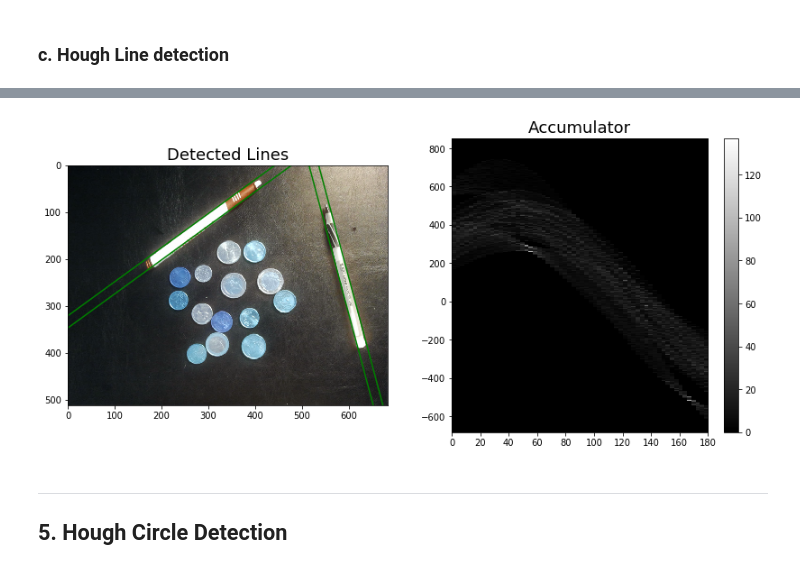
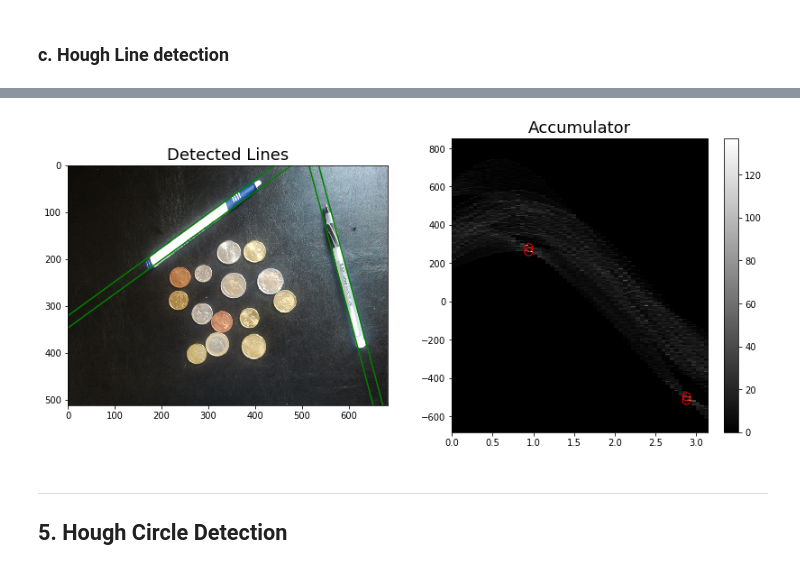
Before and after one commit to brandenwallace/cs6476-cv-1, a Jupyter notebook: PS1/PS1.ipynb, the cells around one changed output, grey strips where cells are left out. Saved outputs shown, nothing was run; the diff lists cells and outputs as text; code cells hidden in the pictures.

Commit message:
Separate thresholding and transform; add basic hough for circles

```diff
--- a/PS1/PS1.ipynb
+++ b/PS1/PS1.ipynb
@@ -140,6 +173,8 @@ def img1_hough(rho_res=1.0, thresh=200):
 # %%
 # Load Noisy image
 img1n = cv2.imread('ps1-input0-noise.png')
+# OpenCV BGR to RGB
+img1n = img1n[:,:,::-1]
 # %% [markdown]
 ### a. Gaussian Filter
 # %%
@@ -179,8 +233,10 @@ def img1_canny(thresh1_low=50, thresh1_high=65):
 # %%
-@interact(rho_res=(1, 10), theta_res_deg=(0.5, 20.0, 0.5), thresh=(50, 400))
-def img1n_hough(rho_res=4.0, theta_res_deg=3.0, thresh=170):
-    # Find lines
-    lines, accum = houghlines(img1n_blur_edges, rho_res=rho_res, theta_res=theta_res_deg * np.pi/180, thresh=thresh)
+@interact(thresh=(50, 400))
+def img1n_hough(thresh=170):
+    # Get rho range
+    rho_min, _ = rho_range(img1n_blur_edges)
+    # Get lines from accumulator matrix
+    lines = extract_lines(accum, rho_min, rho_res=rho_res_img1n, theta_res=theta_res_img1n, thresh=thresh)
     # Plot
     plot_hough_result(img1n, lines, accum)
 # %% [output]
@@ -191,6 +247,8 @@ def img1n_hough(rho_res=4.0, theta_res_deg=3.0, thresh=170):
 # %%
 # Load Noisy image
 img2 = cv2.imread('ps1-input1.jpg')
+# OpenCV BGR to RGB
+img2 = img2[:,:,::-1]
 # %% [markdown]
 ### a. Gaussian Filter
 # %%
@@ -224,12 +301,14 @@ def img2_canny(thresh1_low=50, thresh1_high=100):
 # %%
-@interact(rho_res=(1, 10), theta_res_deg=(0.5, 20.0, 0.5), thresh=(50, 200))
-def img2_hough(rho_res=1.0, theta_res_deg=3.0, thresh=80):
-    # Find lines
-    lines, accum = houghlines(img2_edges, rho_res=rho_res, theta_res=theta_res_deg * np.pi/180, thresh=thresh)
+@interact(thresh=(50, 200))
+def img1n_hough(thresh=80):
+    # Get rho range
+    rho_min, _ = rho_range(img2_edges)
+    # Get lines from accumulator matrix
+    lines = extract_lines(accum, rho_min, rho_res=rho_res_img2, theta_res=theta_res_img2, thresh=thresh)
     # Plot
     plot_hough_result(img2, lines, accum)
 # %% [output]
-[figure, old version]
+[figure, new version]
 # %% [markdown]
 ---
 ## 5. Hough Circle Detection
```
Also changed, not shown: parts of 9 cells of this notebook.
